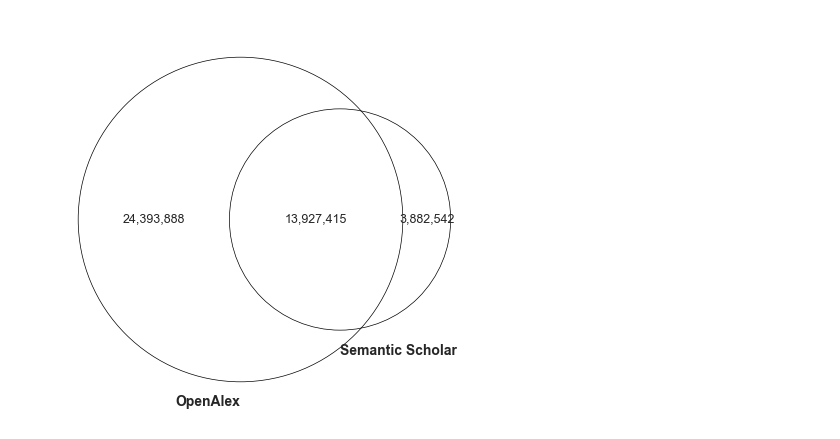
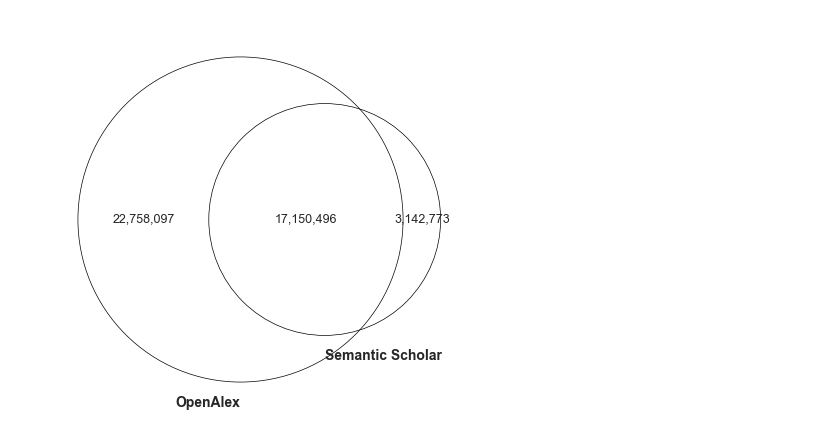
Before and after one commit to naustica/oal_s2_ref, a Jupyter notebook: Codebook.ipynb, the cells around one changed output. Cells and saved outputs as stored; diff of their text form; code cells hidden in the pictures.

```diff
--- a/Codebook.ipynb
+++ b/Codebook.ipynb
@@ -126,30 +140,30 @@ s2_cr_c
 # %%
 fig, ax = plt.subplots(figsize=(6,5))
 
-subsets = (38254669-13860781, 17743323-13860781, 13927415)
+subsets = (39908593-17150496, 20293269-17150496, 17150496)
 
 out = venn2(subsets=subsets,
       set_labels=('OpenAlex', 'Semantic Scholar'),
       set_colors=('white', 'white'),
       alpha=0.7)
 
 venn2_circles(subsets=subsets,
               linewidth=0.5)
 
 for text in out.set_labels:
     text.set_font('Arial')
     text.set_fontsize(10)
     text.set_fontweight('bold')
 for text in out.subset_labels:
     text.set_font('Arial')
     text.set_fontsize(9)
     s = int(text.get_text())
     text.set_text(f"{s:,}")
 
 plt.show()
 fig.savefig(f'media/venn_s2_oal.png', format='png', bbox_inches='tight', dpi=500)
 # %% [output]
-[figure, old version]
+[figure, new version]
 # %%
 oal_s2_ref_sum = client.query(f"""
                                 SELECT
```
Also changed, not shown: parts of 37 cells of this notebook, 4 other files.
